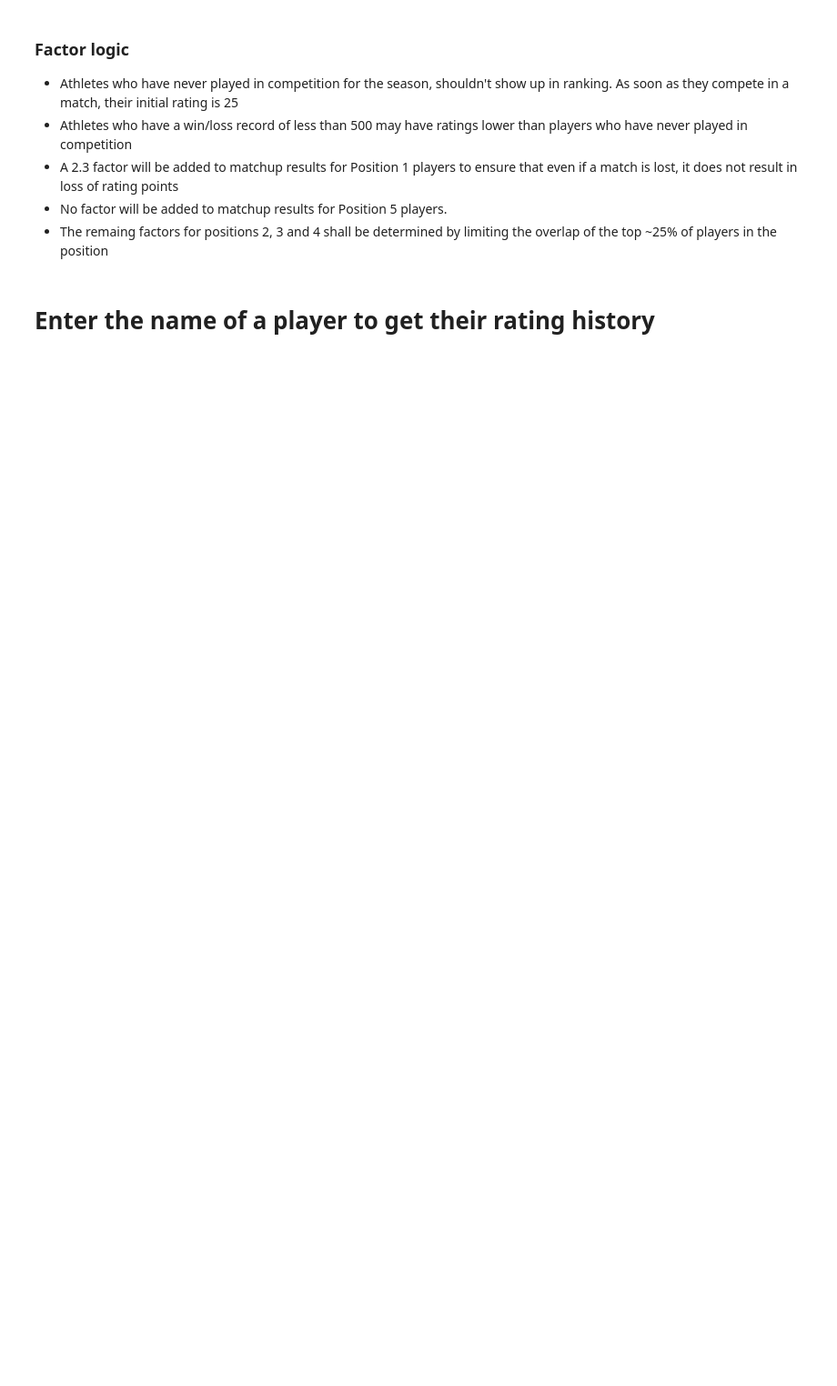
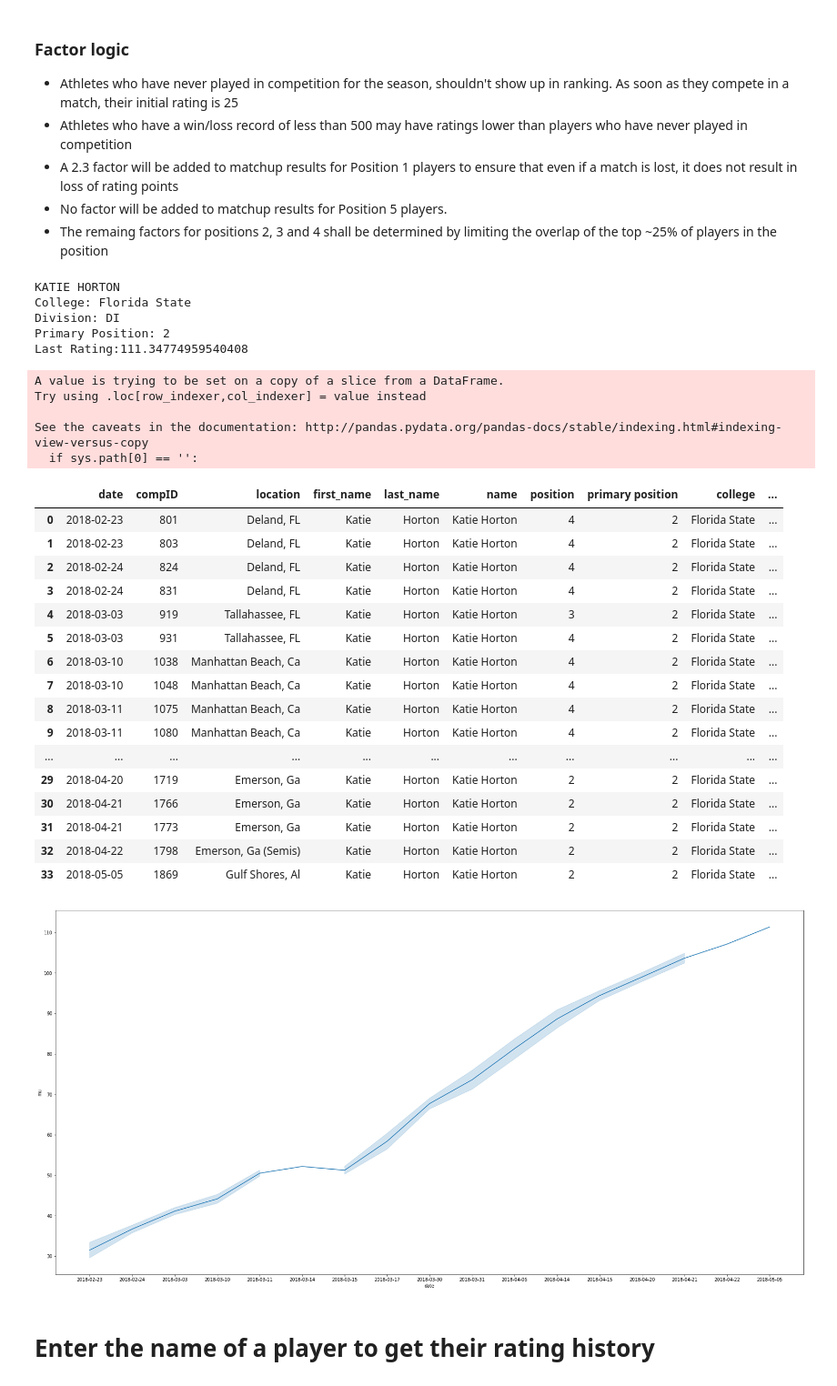
Before and after one commit to mas-dse-mhardist/collegebeachvball, a Jupyter notebook: Updated Rankings.ipynb, the cells around one changed output. Shown at 91% size. Cells and saved outputs as stored; diff of their text form; code cells hidden in the pictures; blank space fills up the shorter version.

```diff
--- a/Updated Rankings.ipynb
+++ b/Updated Rankings.ipynb
@@ -258,6 +269,82 @@ rd = plot_rating_distribution(d['match_history'])
 - A 2.3 factor will be added to matchup results for Position 1 players to ensure that even if a match is lost, it does not result in loss of rating points
 - No factor will be added to matchup results for Position 5 players.
 - The remaing factors for positions 2, 3 and 4 shall be determined by limiting the overlap of the top ~25% of players in the position
+# %%
+def get_player_rating_history(df, a):
+    temp_df = df[df['name'] == a]
+    #print temp_df
+    print a.upper()
+    print "College: " + temp_df['college'].unique()[-1]
+    print "Division: " + temp_df['division'].unique()[-1]
+    print "Primary Position: " + str(temp_df['primary position'].unique()[-1])
+    print "Last Rating:" + str(temp_df.groupby(['mu'])['date'].last().sort_values(ascending=False).index[0])
+    f =  plt.figure(figsize=(30, 15))
+    sns.lineplot(x="date", y="mu", data=temp_df)
+
+    temp_df['opponent_result'] = abs(temp_df.result - 1)
+
+    df_partner = pd.merge(df[df['name'] != a],temp_df, left_on=['compID', 'position', 'result'], right_on=['compID', 'position', 'result'] ) \
+                    .groupby(['compID']) \
+                    .first()
+    df_partner.reset_index().set_index('compID')
+    df_partner['Partner'] = df_partner['name_x']+' '+df_partner['mu_x'].apply(lambda x: '('+str(x)+ ')')
+    df_partner = df_partner[['Partner']]
+
+    df_summary = pd.merge(temp_df,df_partner, on='compID')
+
+    df_opp = pd.merge(df[['name', 'mu' ,'compID', 'position', 'result']], \
+                       temp_df[['compID', 'position', 'opponent_result']],
+                       left_on=['compID', 'position', 'result'],
+                       right_on=['compID', 'position', 'opponent_result']) \
+                .groupby(['compID'])
+
+    df_opp1 = df_opp.first().reset_index()[['compID','name', 'mu']]
+    df_opp1['Opponent 1'] = df_opp1['name']+' '+df_opp1['mu'].apply(lambda x: '('+str(x)+ ')')
+    df_opp2 = df_opp.last().reset_index()[['compID','name', 'mu']]
+    df_opp2['Opponent 2'] = df_opp2['name']+' '+df_opp2['mu'].apply(lambda x: '('+str(x)+ ')')
+
+    opp = pd.concat([df_opp1, df_opp2], axis=1)
+    opp.columns = ['compID', 'name', 'mu', 'Opponent 1', 'compID1', 'name', 'mu','Opponent 2']
+    opp = opp[['compID', 'Opponent 1', 'Opponent 2']]
+
+    df_summary = pd.merge(df_summary,opp, on='compID')
+    df_summary = df_summary[['date', 'compID', 'location', 'first_name', 'last_name', 'name', \
+       'position', 'primary position', 'college', 'division', 'result', \
+       'mu', 'sigma', 'Partner', 'Opponent 1', 'Opponent 2']]
+
+    return df_summary
+
+a = 'Katie Horton'
+get_player_rating_history(d['match_history'], a)
+# %% [output]
+KATIE HORTON
+College: Florida State
+Division: DI
+Primary Position: 2
+Last Rating:111.34774959540408
+A value is trying to be set on a copy of a slice from a DataFrame.
+Try using .loc[row_indexer,col_indexer] = value instead
+
+See the caveats in the documentation: http://pandas.pydata.org/pandas-docs/stable/indexing.html#indexing-view-versus-copy
+  if sys.path[0] == '':
+|  | date | compID | location | first_name | last_name | name | position | primary position | college | ... |
+| 0 | 2018-02-23 | 801 | Deland, FL | Katie | Horton | Katie Horton | 4 | 2 | Florida State | ... |
+| 1 | 2018-02-23 | 803 | Deland, FL | Katie | Horton | Katie Horton | 4 | 2 | Florida State | ... |
+| 2 | 2018-02-24 | 824 | Deland, FL | Katie | Horton | Katie Horton | 4 | 2 | Florida State | ... |
+| 3 | 2018-02-24 | 831 | Deland, FL | Katie | Horton | Katie Horton | 4 | 2 | Florida State | ... |
+| 4 | 2018-03-03 | 919 | Tallahassee, FL | Katie | Horton | Katie Horton | 3 | 2 | Florida State | ... |
+| 5 | 2018-03-03 | 931 | Tallahassee, FL | Katie | Horton | Katie Horton | 4 | 2 | Florida State | ... |
+| 6 | 2018-03-10 | 1038 | Manhattan Beach, Ca | Katie | Horton | Katie Horton | 4 | 2 | Florida State | ... |
+| 7 | 2018-03-10 | 1048 | Manhattan Beach, Ca | Katie | Horton | Katie Horton | 4 | 2 | Florida State | ... |
+| 8 | 2018-03-11 | 1075 | Manhattan Beach, Ca | Katie | Horton | Katie Horton | 4 | 2 | Florida State | ... |
+| 9 | 2018-03-11 | 1080 | Manhattan Beach, Ca | Katie | Horton | Katie Horton | 4 | 2 | Florida State | ... |
+| ... | ... | ... | ... | ... | ... | ... | ... | ... | ... | ... |
+| 29 | 2018-04-20 | 1719 | Emerson, Ga | Katie | Horton | Katie Horton | 2 | 2 | Florida State | ... |
+| 30 | 2018-04-21 | 1766 | Emerson, Ga | Katie | Horton | Katie Horton | 2 | 2 | Florida State | ... |
+| 31 | 2018-04-21 | 1773 | Emerson, Ga | Katie | Horton | Katie Horton | 2 | 2 | Florida State | ... |
+| 32 | 2018-04-22 | 1798 | Emerson, Ga (Semis) | Katie | Horton | Katie Horton | 2 | 2 | Florida State | ... |
+| 33 | 2018-05-05 | 1869 | Gulf Shores, Al | Katie | Horton | Katie Horton | 2 | 2 | Florida State | ... |
+[figure, added]
 # %% [markdown]
 # Enter the name of a player to get their rating history
 # %%
```
Also changed, not shown: parts of 14 cells of this notebook, 14 other files.
